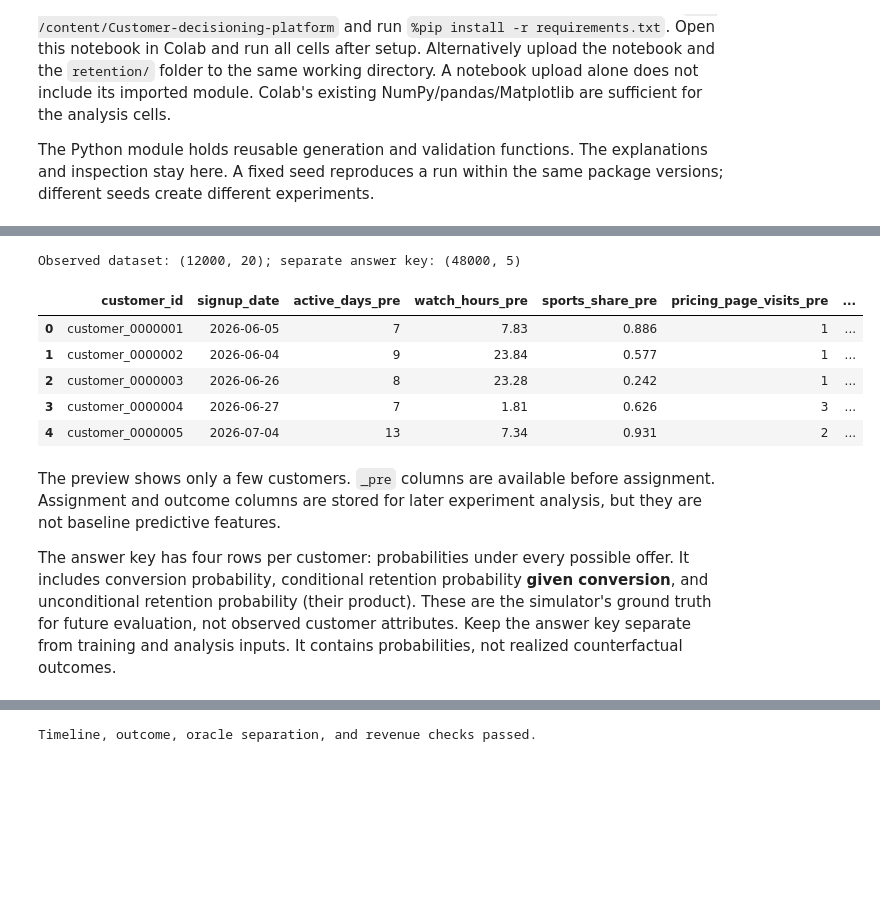
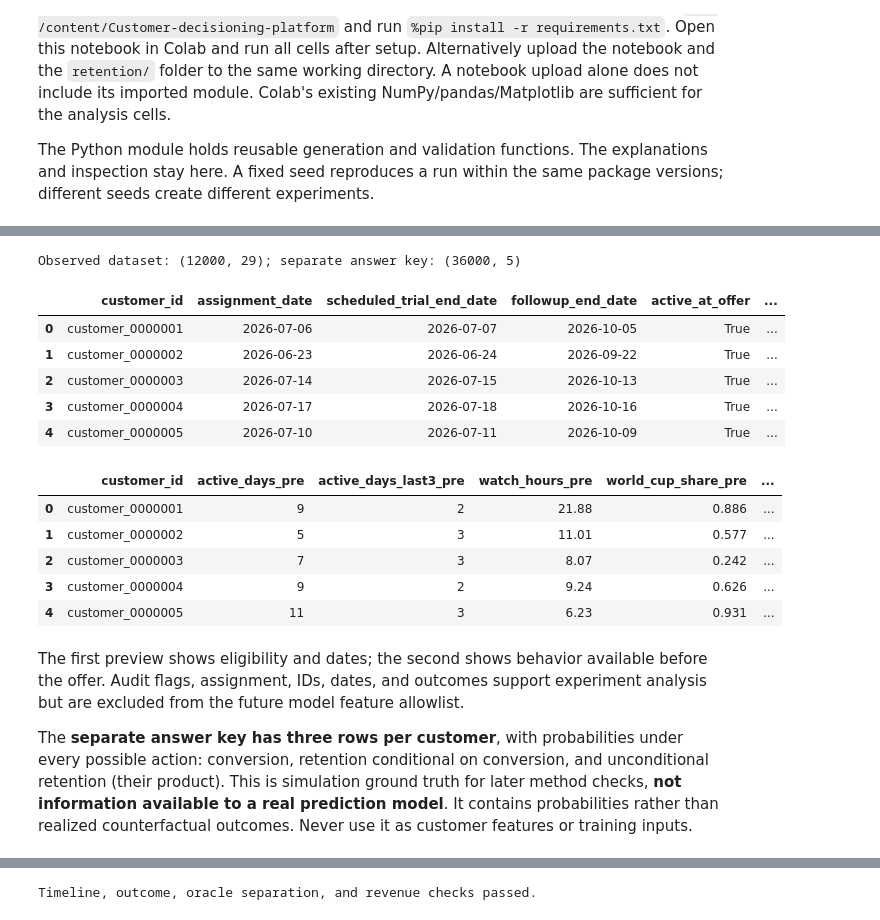
Before and after one commit to KDHAN123/Customer-decisioning-platform, a Jupyter notebook: notebooks/01_synthetic_retention_experiment.ipynb, the cells around one changed output, grey strips where cells are left out. Cells and saved outputs as stored; diff of their text form; code cells hidden in the pictures; blank space fills up the shorter version.

```diff
--- a/notebooks/01_synthetic_retention_experiment.ipynb
+++ b/notebooks/01_synthetic_retention_experiment.ipynb
@@ -82,19 +89,28 @@ Conversion is a random yes/no draw. Converters receive a random cancellation tim
 # %%
 customers, oracle_answer_key = simulate_experiment(N_CUSTOMERS, SEED)
 print(f'Observed dataset: {customers.shape}; separate answer key: {oracle_answer_key.shape}')
-display(customers[['customer_id', 'signup_date', *PRE_OFFER_FEATURES, 'assigned_offer']].head())
+display(customers[['customer_id', 'assignment_date', 'scheduled_trial_end_date',
+                   'followup_end_date', 'active_at_offer', 'canceled_before_offer',
+                   'eligible_at_offer', 'assigned_offer']].head())
+display(customers[['customer_id', *PRE_OFFER_FEATURES]].head())
 # %% [output]
-Observed dataset: (12000, 20); separate answer key: (48000, 5)
+Observed dataset: (12000, 29); separate answer key: (36000, 5)
-|  | customer_id | signup_date | active_days_pre | watch_hours_pre | sports_share_pre | pricing_page_visits_pre | ... |
-| 0 | customer_0000001 | 2026-06-05 | 7 | 7.83 | 0.886 | 1 | ... |
-| 1 | customer_0000002 | 2026-06-04 | 9 | 23.84 | 0.577 | 1 | ... |
-| 2 | customer_0000003 | 2026-06-26 | 8 | 23.28 | 0.242 | 1 | ... |
-| 3 | customer_0000004 | 2026-06-27 | 7 | 1.81 | 0.626 | 3 | ... |
-| 4 | customer_0000005 | 2026-07-04 | 13 | 7.34 | 0.931 | 2 | ... |
+|  | customer_id | assignment_date | scheduled_trial_end_date | followup_end_date | active_at_offer | ... |
+| 0 | customer_0000001 | 2026-07-06 | 2026-07-07 | 2026-10-05 | True | ... |
+| 1 | customer_0000002 | 2026-06-23 | 2026-06-24 | 2026-09-22 | True | ... |
+| 2 | customer_0000003 | 2026-07-14 | 2026-07-15 | 2026-10-13 | True | ... |
+| 3 | customer_0000004 | 2026-07-17 | 2026-07-18 | 2026-10-16 | True | ... |
+| 4 | customer_0000005 | 2026-07-10 | 2026-07-11 | 2026-10-09 | True | ... |
+|  | customer_id | active_days_pre | active_days_last3_pre | watch_hours_pre | world_cup_share_pre | ... |
+| 0 | customer_0000001 | 9 | 2 | 21.88 | 0.886 | ... |
+| 1 | customer_0000002 | 5 | 3 | 11.01 | 0.577 | ... |
+| 2 | customer_0000003 | 7 | 3 | 8.07 | 0.242 | ... |
+| 3 | customer_0000004 | 9 | 2 | 9.24 | 0.626 | ... |
+| 4 | customer_0000005 | 11 | 3 | 6.23 | 0.931 | ... |
 # %% [markdown]
-The preview shows only a few customers. `_pre` columns are available before assignment. Assignment and outcome columns are stored for later experiment analysis, but they are not baseline predictive features.
+The first preview shows eligibility and dates; the second shows behavior available before the offer. Audit flags, assignment, IDs, dates, and outcomes support experiment analysis but are excluded from the future model feature allowlist.
 
-The answer key has four rows per customer: probabilities under every possible offer. It includes conversion probability, conditional retention probability **given conversion**, and unconditional retention probability (their product). These are the simulator's ground truth for future evaluation, not observed customer attributes. Keep the answer key separate from training and analysis inputs. It contains probabilities, not realized counterfactual outcomes.
+The **separate answer key has three rows per customer**, with probabilities under every possible action: conversion, retention conditional on conversion, and unconditional retention (their product). This is simulation ground truth for later method checks, **not information available to a real prediction model**. It contains probabilities rather than realized counterfactual outcomes. Never use it as customer features or training inputs.
 # %%
 # Explicit feature boundary for a future milestone; no model is trained here.
 pre_offer_features = customers.loc[:, list(PRE_OFFER_FEATURES)].copy()
```
Also changed, not shown: parts of 16 cells of this notebook, 4 other files.
